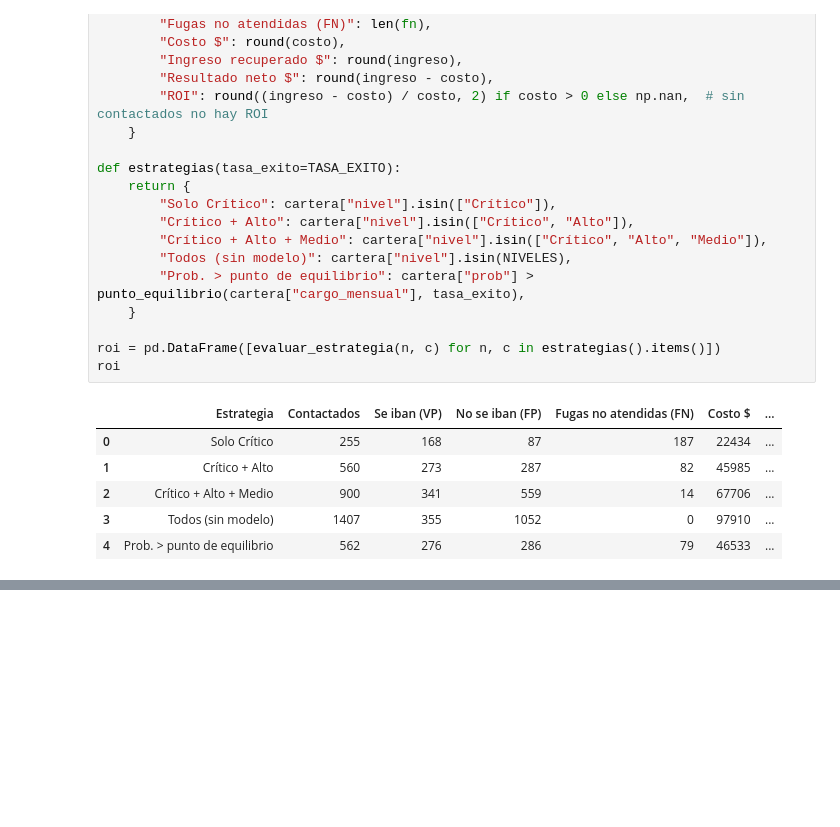
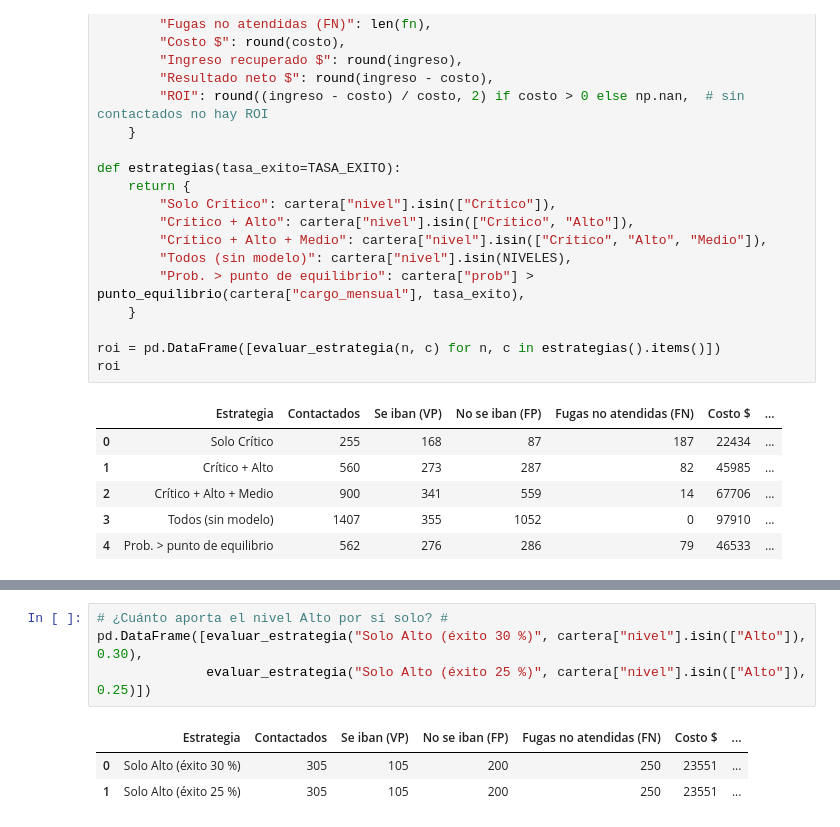
Before and after one commit to jeriel169017-a11y/ProyectoAI-1, a Jupyter notebook: notebooks/04_ANN_Modelo2.ipynb, the cells around one changed output, grey strips where cells are left out. Cells and saved outputs as stored; diff of their text form; blank space fills up the shorter version.

```diff
--- a/notebooks/04_ANN_Modelo2.ipynb
+++ b/notebooks/04_ANN_Modelo2.ipynb
@@ -592,3 +592,11 @@ plt.show()
+# %%
+# ¿Cuánto aporta el nivel Alto por sí solo? #
+pd.DataFrame([evaluar_estrategia("Solo Alto (éxito 30 %)", cartera["nivel"].isin(["Alto"]), 0.30),
+              evaluar_estrategia("Solo Alto (éxito 25 %)", cartera["nivel"].isin(["Alto"]), 0.25)])
+# %% [output]
+|  | Estrategia | Contactados | Se iban (VP) | No se iban (FP) | Fugas no atendidas (FN) | Costo $ | ... |
+| 0 | Solo Alto (éxito 30 %) | 305 | 105 | 200 | 250 | 23551 | ... |
+| 1 | Solo Alto (éxito 25 %) | 305 | 105 | 200 | 250 | 23551 | ... |
 # %% [markdown]
 **Resultados** (test, tasa de éxito del 30 %):
 - **Ofrecer a todos (sin modelo) pierde dinero** (ROI ≈ −3 %). La mayoría de los clientes no se iba a ir (1 052 falsos positivos).
```
Also changed, not shown: parts of 15 cells of this notebook.
